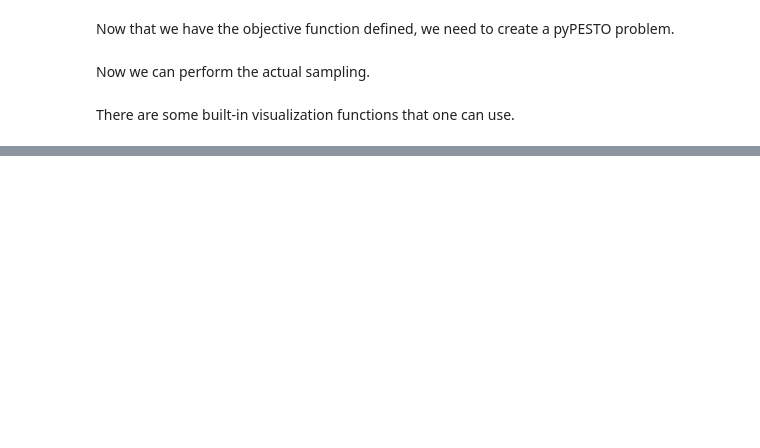
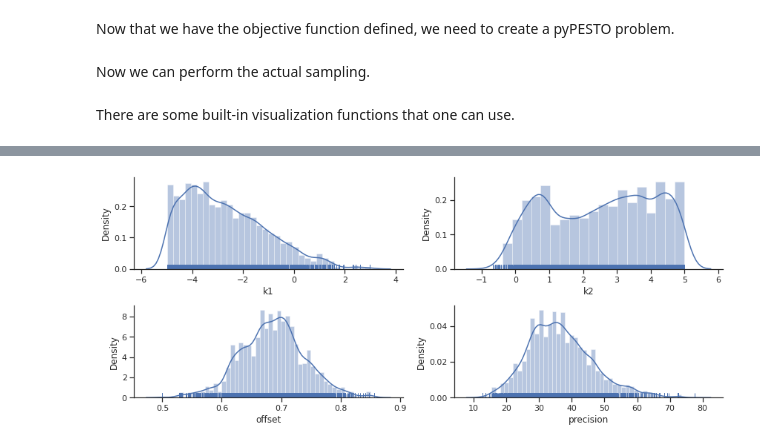
Before and after one commit to feddersmichael/Bachelor-Thesis-Marginal-Sampling, a Jupyter notebook: pipeline_for_sampling/pipeline_example-ANALYTICAL.ipynb, the cells around one changed output, grey strips where cells are left out. Drawn from its saved outputs; the diff is of its cells as text; code cells hidden in the pictures; blank space fills up the shorter version.

```diff
--- a/pipeline_for_sampling/pipeline_example-ANALYTICAL.ipynb
+++ b/pipeline_for_sampling/pipeline_example-ANALYTICAL.ipynb
@@ -150,0 +147,17 @@ ax = visualize.sampling_1d_marginals(result, size=(12,5))
+# %%
+mu=0
+
+# Loop over n runs
+for n in range(runs):
+    # set initial random seed
+    np.random.seed(n)
+    # perform MCMC sampling
+    res = sample.sample(problem, n_samples=n_samples, sampler=sampler,
+                           x0=np.array([-1.2741, -0.6160, 0.7826, 3.6839]))
+    # calculate effective sample size
+    sample.effective_sample_size(result=res)
+
+    # Visualize the one-dimensional marginals --> Important!
+    ax = visualize.sampling_1d_marginals(res, size=(12,5))
+# %% [output]
+[figure, added]
```
Also changed, not shown: parts of 6 cells of this notebook.
